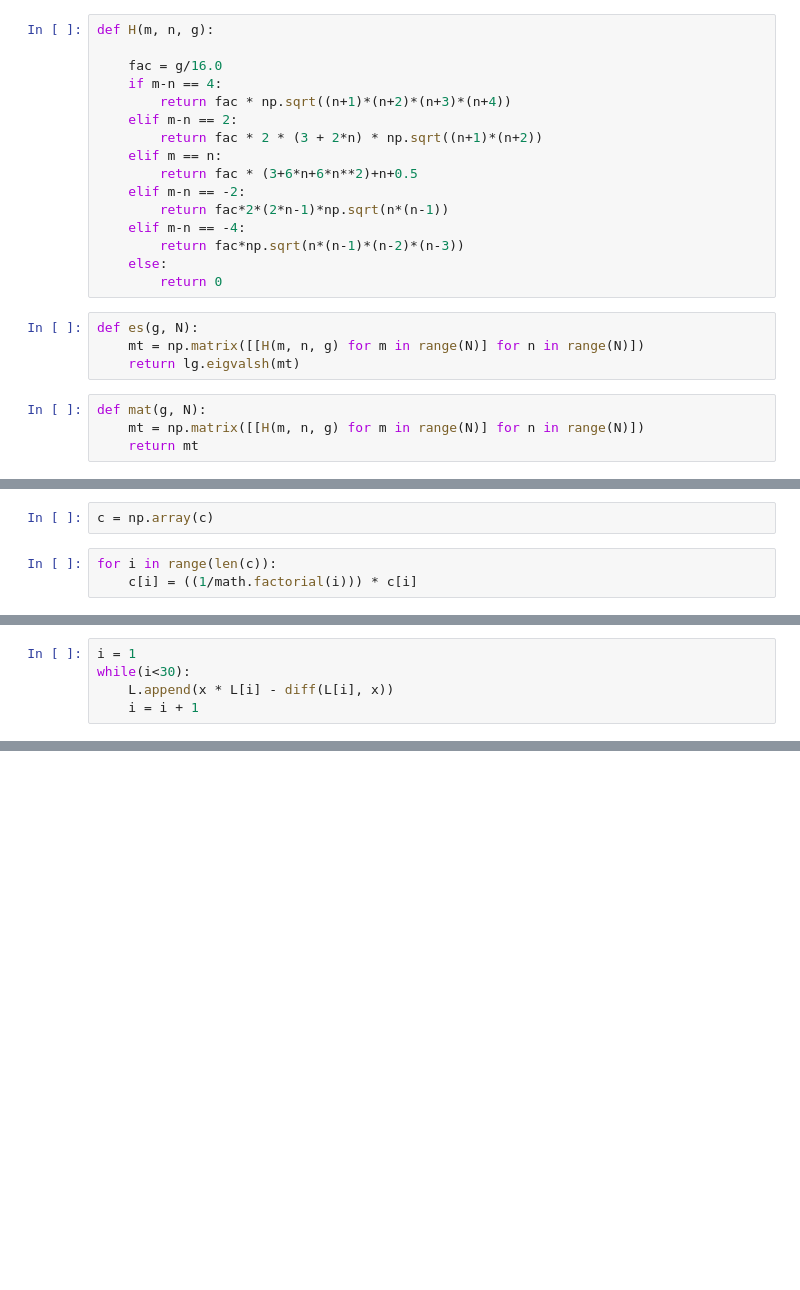
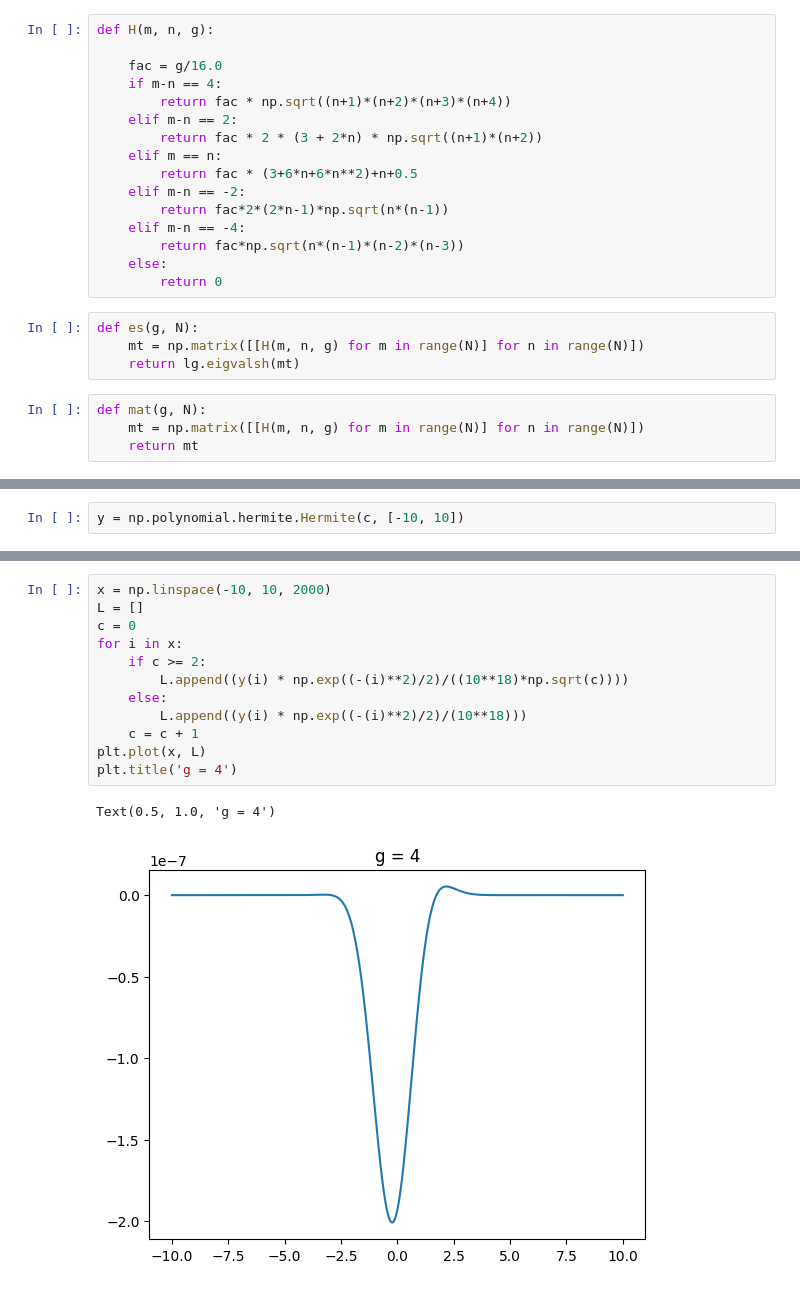
Before and after one commit to MahmoodSpewAfsh/Exact-Diagonaliztion-of-quartic-anharmonic-oscilator, a Jupyter notebook: Exact Diagonalization/Exact.ipynb, the cells around one changed output, grey strips where cells are left out. Drawn from its saved outputs; the diff is of its cells as text; blank space fills up the shorter version.

```diff
--- a/Exact Diagonalization/Exact.ipynb
+++ b/Exact Diagonalization/Exact.ipynb
@@ -75,5 +88,0 @@ c
-# %%
-c = np.array(c)
-# %%
-for i in range(len(c)):
-    c[i] = ((1/math.factorial(i))) * c[i]
@@ -97,5 +88,0 @@ L.append(x * L[0] - diff(L[0], x))
-# %%
-i = 1
-while(i<30):
-    L.append(x * L[i] - diff(L[i], x))
-    i = i + 1
@@ -119,0 +95,2 @@ from sympy.plotting import plot
+# %%
+y = np.polynomial.hermite.Hermite(c, [-10, 10])
@@ -119,0 +101,15 @@ from sympy.plotting import plot
+# %%
+x = np.linspace(-10, 10, 2000)
+L = []
+c = 0
+for i in x:
+    if c >= 2:
+        L.append((y(i) * np.exp((-(i)**2)/2)/((10**18)*np.sqrt(c))))
+    else:
+        L.append((y(i) * np.exp((-(i)**2)/2)/(10**18)))
+    c = c + 1
+plt.plot(x, L)
+plt.title('g = 4')
+# %% [output]
+Text(0.5, 1.0, 'g = 4')
+[figure, added]
```
Also changed, not shown: parts of 28 cells of this notebook, 5 other files.
